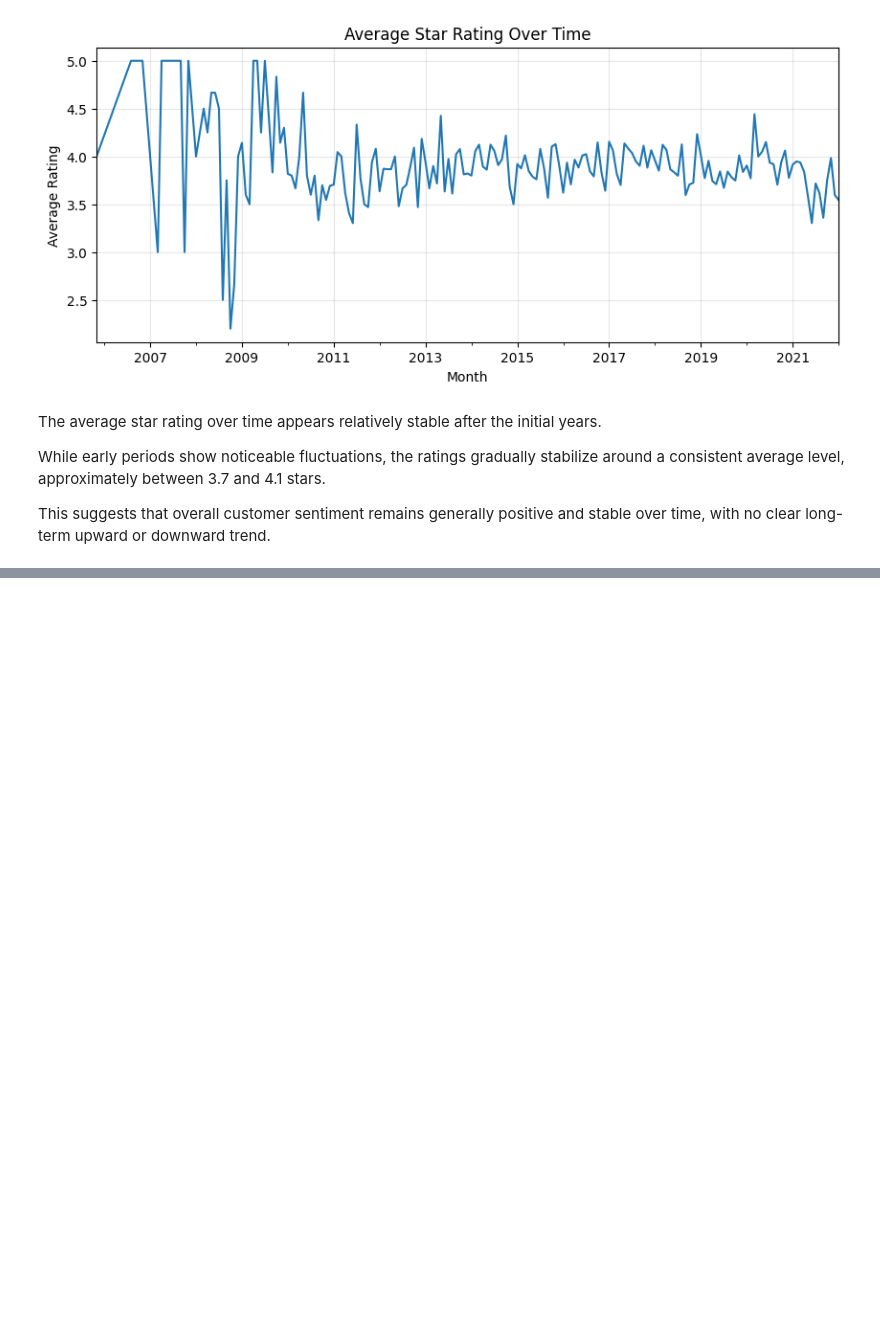
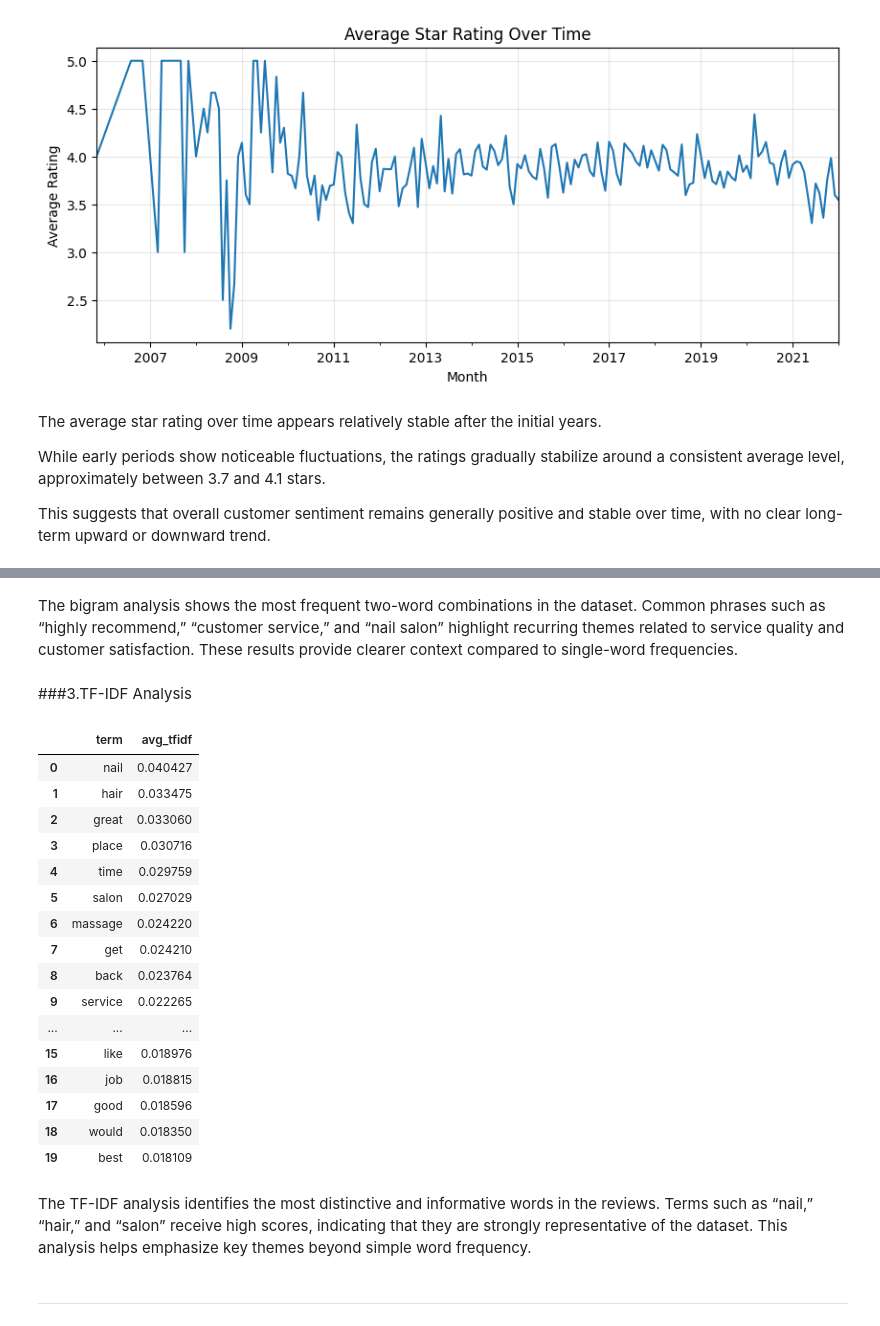
Before and after one commit to Lu8na/IT362, a Jupyter notebook: SecondaryData.ipynb, the cells around one changed output, grey strips where cells are left out. Cells and saved outputs as stored; diff of their text form; code cells hidden in the pictures; blank space fills up the shorter version.

```diff
--- a/SecondaryData.ipynb
+++ b/SecondaryData.ipynb
@@ -679,3 +749,53 @@ This suggests that overall customer sentiment remains generally positive and sta
+# %% [markdown]
+The bigram analysis shows the most frequent two-word combinations in the dataset.
+Common phrases such as “highly recommend,” “customer service,” and “nail salon” highlight recurring themes related to service quality and customer satisfaction.
+These results provide clearer context compared to single-word frequencies.
+# %% [markdown]
+###3.TF-IDF Analysis
+# %%
+from sklearn.feature_extraction.text import TfidfVectorizer
+import pandas as pd
+
+tfidf = TfidfVectorizer(max_features=5000)
+
+X_tfidf = tfidf.fit_transform(reviews_clean["processed_text"].astype(str))
+
+tfidf_scores = X_tfidf.mean(axis=0).A1
+terms = tfidf.get_feature_names_out()
+
+top_n = 20
+top_idx = tfidf_scores.argsort()[::-1][:top_n]
+
+top_tfidf_secondary = pd.DataFrame({
+    "term": terms[top_idx],
+    "avg_tfidf": tfidf_scores[top_idx]
+}).sort_values("avg_tfidf", ascending=False)
+
+top_tfidf_secondary
+# %% [output]
+|  | term | avg_tfidf |
+| 0 | nail | 0.040427 |
+| 1 | hair | 0.033475 |
+| 2 | great | 0.033060 |
+| 3 | place | 0.030716 |
+| 4 | time | 0.029759 |
+| 5 | salon | 0.027029 |
+| 6 | massage | 0.024220 |
+| 7 | get | 0.024210 |
+| 8 | back | 0.023764 |
+| 9 | service | 0.022265 |
+| ... | ... | ... |
+| 15 | like | 0.018976 |
+| 16 | job | 0.018815 |
+| 17 | good | 0.018596 |
+| 18 | would | 0.018350 |
+| 19 | best | 0.018109 |
+# %% [markdown]
+The TF-IDF analysis identifies the most distinctive and informative words in the reviews.
+Terms such as “nail,” “hair,” and “salon” receive high scores, indicating that they are strongly representative of the dataset.
+This analysis helps emphasize key themes beyond simple word frequency.
+# %% [markdown]
+---
 # %% [markdown]
 ## Summary of EDA Findings
 
```
Also changed, not shown: parts of 8 cells of this notebook.
